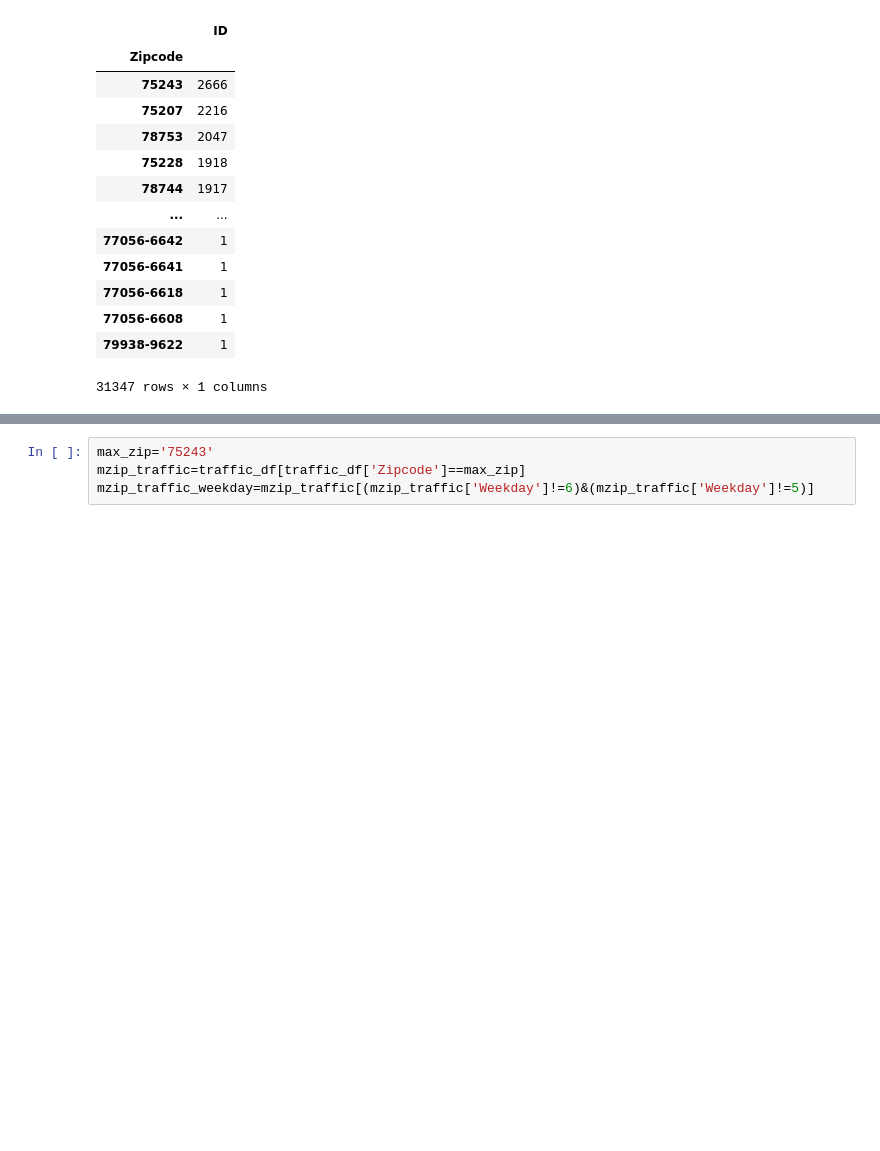
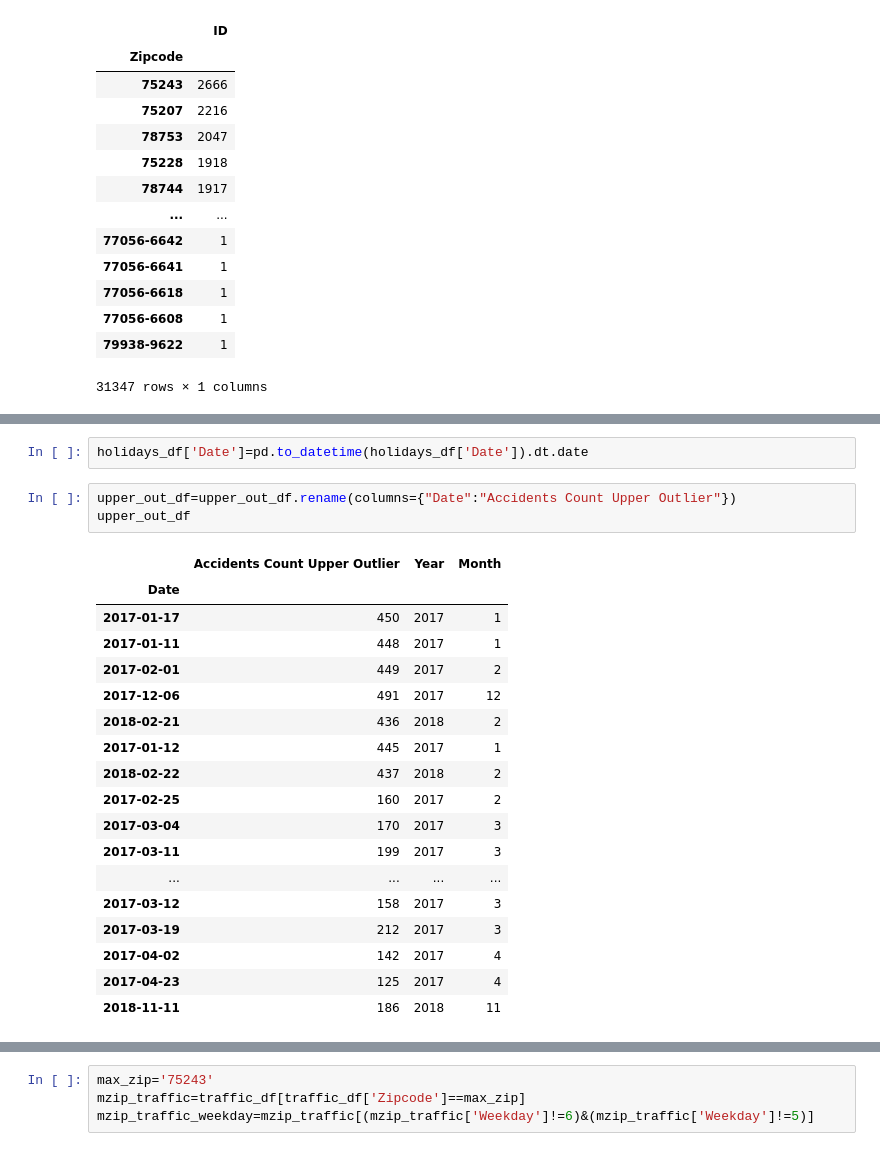
Before and after one commit to ykrasnikov/US-Traffic-Accidents, a Jupyter notebook: CODE_data_cleanup/YK_TX_Data_traffic_analysis.ipynb, the cells around one changed output, grey strips where cells are left out. Drawn from its saved outputs; the diff is of its cells as text; blank space fills up the shorter version.

```diff
--- a/CODE_data_cleanup/YK_TX_Data_traffic_analysis.ipynb
+++ b/CODE_data_cleanup/YK_TX_Data_traffic_analysis.ipynb
@@ -426,0 +467,24 @@ zip_df
+# %%
+holidays_df['Date']=pd.to_datetime(holidays_df['Date']).dt.date
+# %%
+upper_out_df=upper_out_df.rename(columns={"Date":"Accidents Count Upper Outlier"})
+upper_out_df
+# %% [output]
+|  | Accidents Count Upper Outlier | Year | Month |
+| Date |  |  |  |
+| 2017-01-17 | 450 | 2017 | 1 |
+| 2017-01-11 | 448 | 2017 | 1 |
+| 2017-02-01 | 449 | 2017 | 2 |
+| 2017-12-06 | 491 | 2017 | 12 |
+| 2018-02-21 | 436 | 2018 | 2 |
+| 2017-01-12 | 445 | 2017 | 1 |
+| 2018-02-22 | 437 | 2018 | 2 |
+| 2017-02-25 | 160 | 2017 | 2 |
+| 2017-03-04 | 170 | 2017 | 3 |
+| 2017-03-11 | 199 | 2017 | 3 |
+| ... | ... | ... | ... |
+| 2017-03-12 | 158 | 2017 | 3 |
+| 2017-03-19 | 212 | 2017 | 3 |
+| 2017-04-02 | 142 | 2017 | 4 |
+| 2017-04-23 | 125 | 2017 | 4 |
+| 2018-11-11 | 186 | 2018 | 11 |
```
Also changed, not shown: parts of 7 cells of this notebook, 4 other files.
